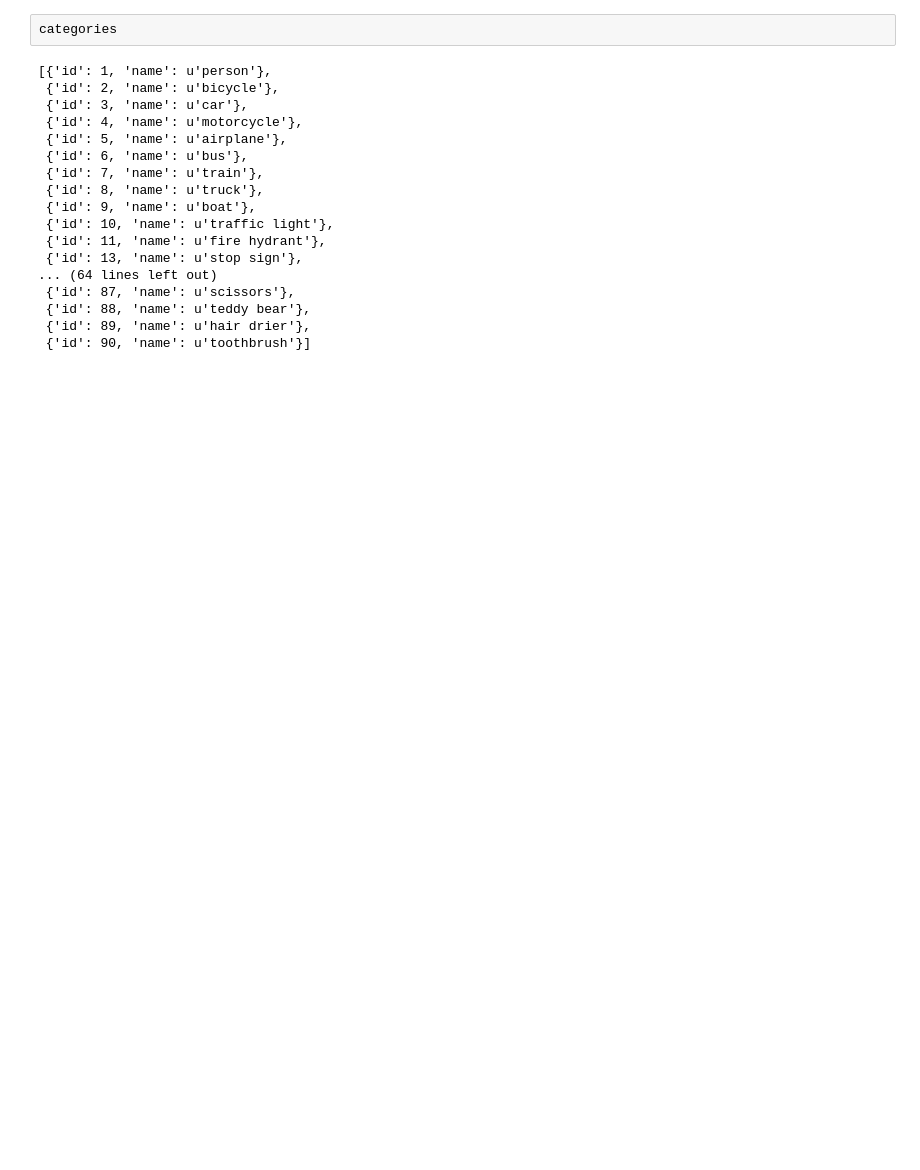
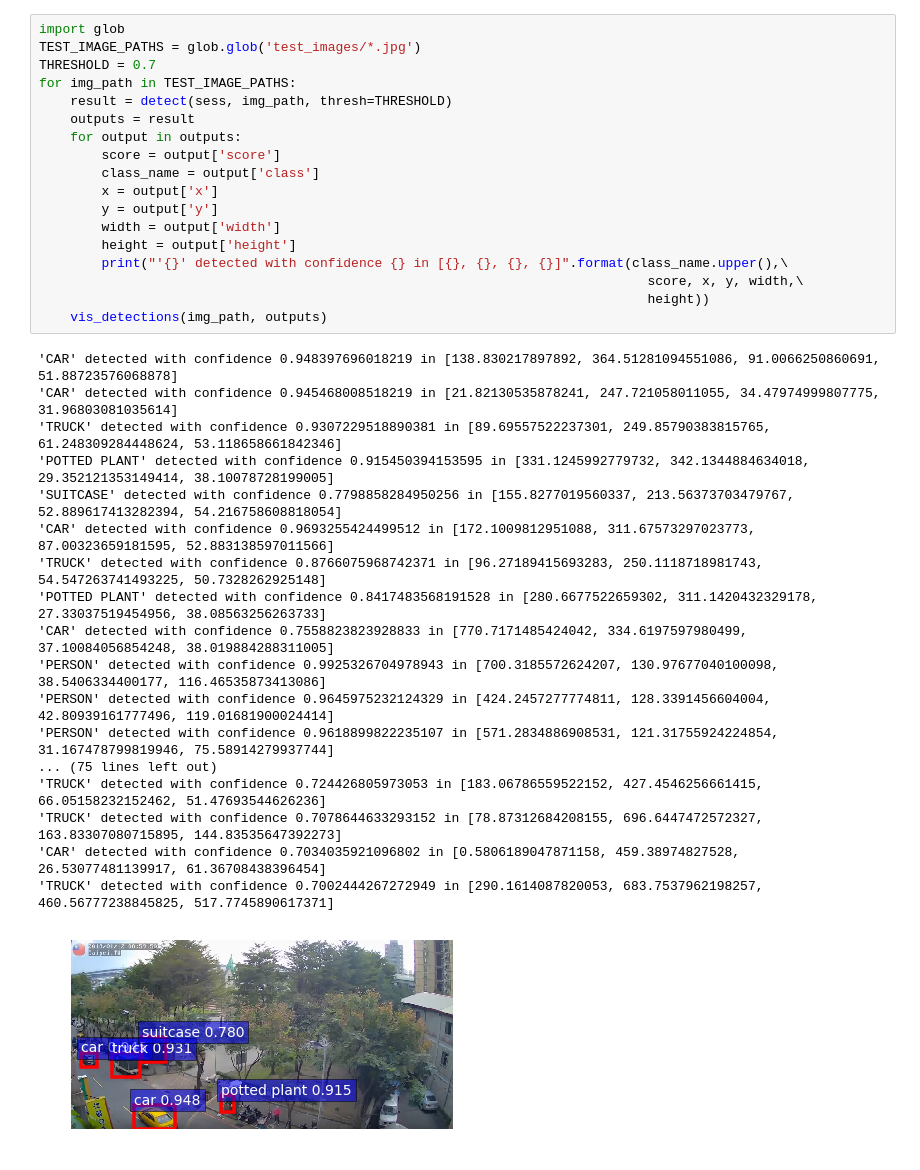
Before and after one commit to GBJim/object_detection, a Jupyter notebook: demo.ipynb, the cells around one changed output. Cells and saved outputs as stored; diff of their text form; blank space fills up the shorter version.

```diff
--- a/demo.ipynb
+++ b/demo.ipynb
@@ -186,20 +180,37 @@ def vis_detections(img_path, outputs):
-# %%
-categories
-# %% [output]
-[{'id': 1, 'name': u'person'},
- {'id': 2, 'name': u'bicycle'},
- {'id': 3, 'name': u'car'},
- {'id': 4, 'name': u'motorcycle'},
- {'id': 5, 'name': u'airplane'},
- {'id': 6, 'name': u'bus'},
- {'id': 7, 'name': u'train'},
- {'id': 8, 'name': u'truck'},
- {'id': 9, 'name': u'boat'},
- {'id': 10, 'name': u'traffic light'},
- {'id': 11, 'name': u'fire hydrant'},
- {'id': 13, 'name': u'stop sign'},
-... (64 lines left out)
- {'id': 87, 'name': u'scissors'},
- {'id': 88, 'name': u'teddy bear'},
- {'id': 89, 'name': u'hair drier'},
- {'id': 90, 'name': u'toothbrush'}]
+# %%
+import glob
+TEST_IMAGE_PATHS = glob.glob('test_images/*.jpg')
+THRESHOLD = 0.7
+for img_path in TEST_IMAGE_PATHS:
+    result = detect(sess, img_path, thresh=THRESHOLD)
+    outputs = result
+    for output in outputs:
+        score = output['score']
+        class_name = output['class']
+        x = output['x']
+        y = output['y']
+        width = output['width']
+        height = output['height']
+        print("'{}' detected with confidence {} in [{}, {}, {}, {}]".format(class_name.upper(),\
+                                                                              score, x, y, width,\
+                                                                              height))
+    vis_detections(img_path, outputs)
+# %% [output]
+'CAR' detected with confidence 0.948397696018219 in [138.830217897892, 364.51281094551086, 91.0066250860691, 51.88723576068878]
+'CAR' detected with confidence 0.945468008518219 in [21.82130535878241, 247.721058011055, 34.47974999807775, 31.96803081035614]
+'TRUCK' detected with confidence 0.9307229518890381 in [89.69557522237301, 249.85790383815765, 61.248309284448624, 53.118658661842346]
+'POTTED PLANT' detected with confidence 0.915450394153595 in [331.1245992779732, 342.1344884634018, 29.352121353149414, 38.10078728199005]
+'SUITCASE' detected with confidence 0.7798858284950256 in [155.8277019560337, 213.56373703479767, 52.889617413282394, 54.216758608818054]
+'CAR' detected with confidence 0.9693255424499512 in [172.1009812951088, 311.67573297023773, 87.00323659181595, 52.883138597011566]
+'TRUCK' detected with confidence 0.8766075968742371 in [96.27189415693283, 250.1118718981743, 54.547263741493225, 50.7328262925148]
+'POTTED PLANT' detected with confidence 0.8417483568191528 in [280.6677522659302, 311.1420432329178, 27.33037519454956, 38.08563256263733]
+'CAR' detected with confidence 0.7558823823928833 in [770.7171485424042, 334.6197597980499, 37.10084056854248, 38.019884288311005]
+'PERSON' detected with confidence 0.9925326704978943 in [700.3185572624207, 130.97677040100098, 38.5406334400177, 116.46535873413086]
+'PERSON' detected with confidence 0.9645975232124329 in [424.2457277774811, 128.3391456604004, 42.80939161777496, 119.01681900024414]
+'PERSON' detected with confidence 0.9618899822235107 in [571.2834886908531, 121.31755924224854, 31.167478799819946, 75.58914279937744]
+... (75 lines left out)
+'TRUCK' detected with confidence 0.724426805973053 in [183.06786559522152, 427.4546256661415, 66.05158232152462, 51.47693544626236]
+'TRUCK' detected with confidence 0.7078644633293152 in [78.87312684208155, 696.6447472572327, 163.83307080715895, 144.83535647392273]
+'CAR' detected with confidence 0.7034035921096802 in [0.5806189047871158, 459.38974827528, 26.53077481139917, 61.36708438396454]
+'TRUCK' detected with confidence 0.7002444267272949 in [290.1614087820053, 683.7537962198257, 460.56777238845825, 517.7745890617371]
+[figure, added]
```
Also changed, not shown: parts of 5 cells of this notebook, 2 other files.
